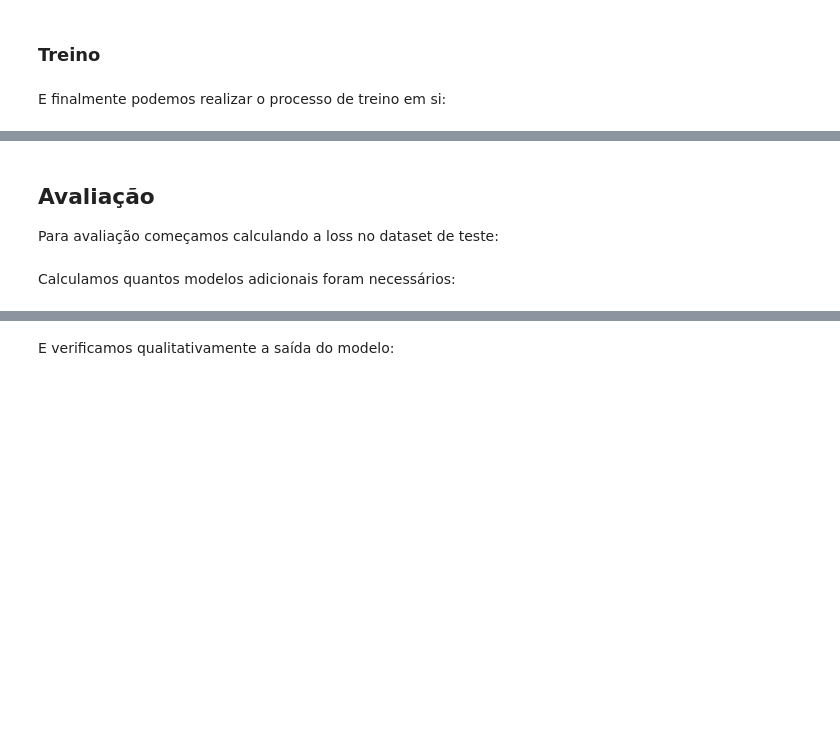
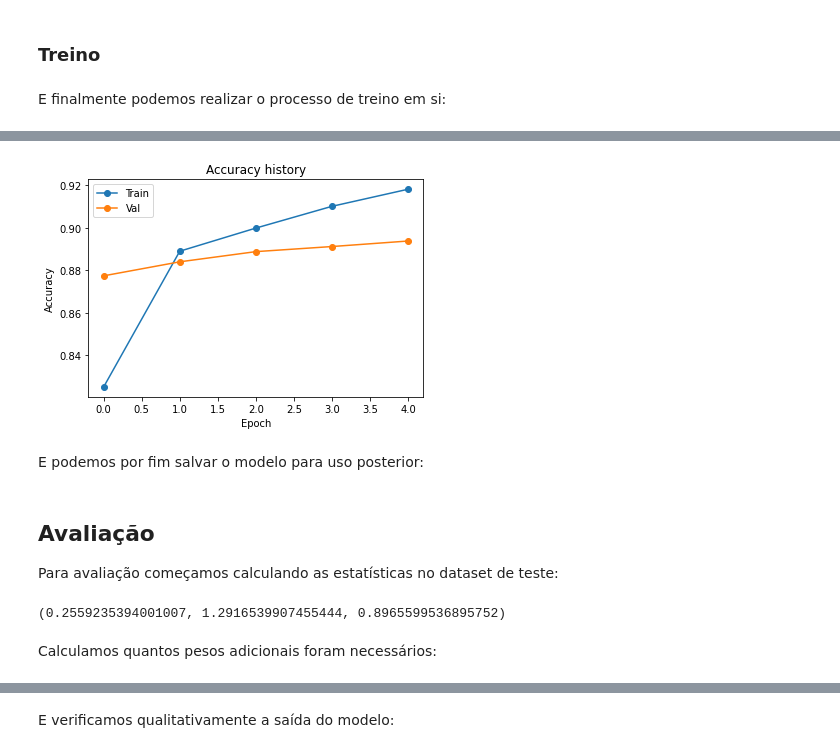
Before and after one commit to EltonCN/IA024, a Jupyter notebook: 05-BERT/Aula_4_5_Exercício_Fine_tuning_do_BERT_no_IMDB.ipynb, the cells around one changed output, grey strips where cells are left out. Drawn from its saved outputs; the diff is of its cells as text; code cells hidden in the pictures; blank space fills up the shorter version.

```diff
--- a/05-BERT/Aula_4_5_Exercício_Fine_tuning_do_BERT_no_IMDB.ipynb
+++ b/05-BERT/Aula_4_5_Exercício_Fine_tuning_do_BERT_no_IMDB.ipynb
@@ -285,7 +310,7 @@ class BinaryClassifierBERT(torch.nn.Module):
         '''
         super().__init__()
 
-        self.bert = torch.hub.load('huggingface/pytorch-transformers', 'model', 'bert-base-cased')
+        self.bert = torch.hub.load('huggingface/pytorch-transformers', 'model', 'distilbert-base-cased')
 
         self.dropout = torch.nn.Dropout(dropout_rate)
         self.linear = torch.nn.Linear(768, 1)
@@ -330,7 +355,8 @@ def ppl(loss:torch.Tensor) -> torch.Tensor:
     """
     return torch.exp(loss)
 # %%
-def print_info(loss_value:torch.Tensor, epoch:int, total_epochs:int, time:float=0.0):
+def print_info(loss_value:torch.Tensor, epoch:int, total_epochs:int,
+               time:float=0.0, accuracy:Optional[float]=None):
     """
     Prints the information of a epoch.
 
@@ -339,6 +365,7 @@ def print_info(loss_value:torch.Tensor, epoch:int, total_epochs:int, time:float=
         epoch (int): epoch number.
         total_epochs (int): total number of epochs.
         time (float, optional): time to run the epoch. Don't print if is 0.0. Defaults to 0.0.
+        accuracy (float, optional): epoch accuracy.
     """
     ppl_value = ppl(loss_value)
 
@@ -347,6 +374,9 @@ def print_info(loss_value:torch.Tensor, epoch:int, total_epochs:int, time:float=
             Loss: {loss_value.item():.4f}, \
             Perplexity: {ppl_value.item():.4f}', end="")
 
+    if accuracy is not None:
+        print(f', Accuracy: {100*accuracy:.4f}%')
+
     if time != 0:
         print(f", Elapsed Time: {time:.2f} sec")
     else:
@@ -414,7 +460,7 @@ Começamos o processo de treino inicializando as variáveis.
 # %% [markdown]
 Definimos se será realizado o logging utilizando o wandb:
 # %%
-use_wandb = False
+use_wandb = True
 # %% [markdown]
 Checamos se existe uma GPU disponível:
 # %%
@@ -467,15 +549,13 @@ hist["loss_train"] = []
 hist["loss_val"] = []
 hist["ppl_train"] = []
 hist["ppl_val"] = []
-
-#Informações antes da primeira epoch
-prev_loss = compute_loss(model, dataloaders["train"], criterion, MODE_EVALUATE)
-print_info(prev_loss, -1, n_epoch, 0)
+hist["accuracy_train"] = []
+hist["accuracy_val"] = []
 
 for epoch in range(n_epoch):
     start_time = time.time()
 
-    loss_train = compute_loss(model, dataloaders["train"], criterion, MODE_TRAIN)
+    loss_train, accuracy_train = compute_loss(model, dataloaders["train"], criterion, MODE_TRAIN, optimizer)
 
     end_time = time.time()
 
@@ -483,25 +563,30 @@ for epoch in range(n_epoch):
 
     ppl_train = ppl(loss_train)
 
-    print_info(loss_train, epoch, n_epoch, epoch_duration)
+    print_info(loss_train, epoch, n_epoch, epoch_duration, accuracy_train)
 
     #Validation stats
+    loss_val, accuracy_val = compute_loss(model, dataloaders["val"], criterion, MODE_EVALUATE)
+    ppl_val = ppl(loss_val)
+
     print("VAL ", end="")
-    loss_val = compute_loss(model, dataloaders["val"], criterion, MODE_EVALUATE)
-    ppl_val = ppl(loss_val)
-    print_info(loss_val, epoch, n_epoch)
+    print_info(loss_val, epoch, n_epoch, accuracy=accuracy_val)
 
     #Save history
     hist["loss_train"].append(loss_train.item())
     hist["loss_val"].append(loss_val.item())
     hist["ppl_train"].append(ppl_train.item())
     hist["ppl_val"].append(ppl_val.item())
+    hist["accuracy_train"].append(accuracy_train.item())
+    hist["accuracy_val"].append(accuracy_val.item())
 
     log = {
         "loss_train": loss_train.item(),
         "loss_val": loss_val.item(),
         "ppl_train": ppl_train.item(),
-        "ppl_val": ppl_val.item()
+        "ppl_val": ppl_val.item(),
+        "accuracy_train": accuracy_train.item(),
+        "accuracy_val": accuracy_val.item()
     }
 
     if use_wandb:
@@ -536,0 +645,14 @@ plt.show()
+# %%
+plt.plot(hist["accuracy_train"], "o-")
+plt.plot(hist["accuracy_val"], "o-")
+
+plt.legend(["Train", "Val"])
+plt.xlabel("Epoch")
+plt.ylabel("Accuracy")
+plt.title("Accuracy history")
+
+plt.show()
+# %% [output]
+[figure, added]
+# %% [markdown]
+E podemos por fim salvar o modelo para uso posterior:
@@ -537,14 +661,16 @@ plt.show()
 # %% [markdown]
 ## Avaliação
 
-Para avaliação começamos calculando a loss no dataset de teste:
+Para avaliação começamos calculando as estatísticas no dataset de teste:
 # %%
-test_loss = compute_loss(model, dataloaders["test"], criterion, mode=MODE_EVALUATE)
+test_loss, test_accuracy = compute_loss(model, dataloaders["test"], criterion, mode=MODE_EVALUATE)
 test_ppl = ppl(test_loss)
 
-test_ppl.item()
+test_loss.item(), test_ppl.item(), test_accuracy.item()
+# %% [output]
+(0.2559235394001007, 1.2916539907455444, 0.8965599536895752)
 # %% [markdown]
-Calculamos quantos modelos adicionais foram necessários:
+Calculamos quantos pesos adicionais foram necessários:
 # %%
 n_param_bert = sum([p.numel() for p in model.bert.parameters()])
 
```
Also changed, not shown: parts of 24 cells of this notebook, 2 other files.
